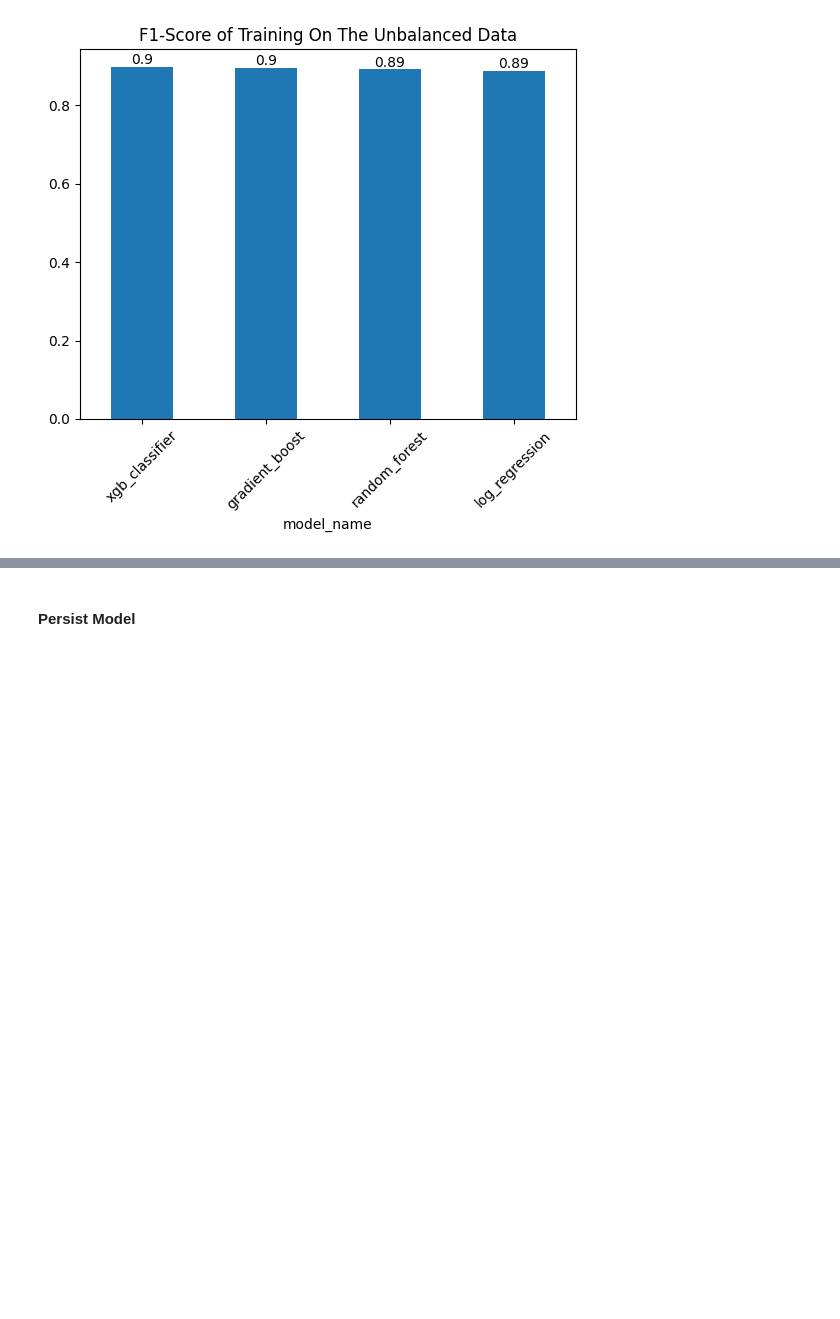
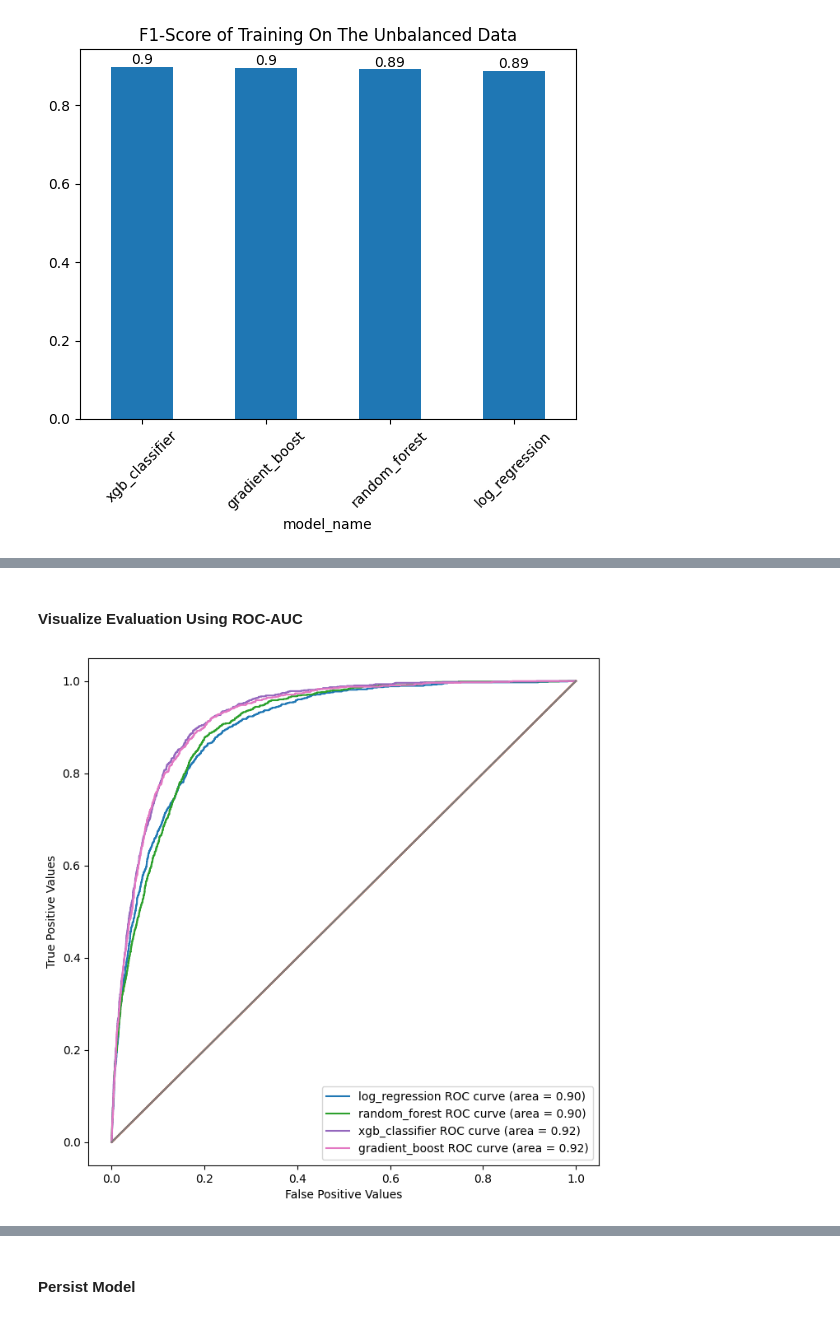
Before and after one commit to adubrightkwartengsnr/Customer_Subscription_Model, a Jupyter notebook: notebooks/customer_subscription.ipynb, the cells around one changed output, grey strips where cells are left out. Cells and saved outputs as stored; diff of their text form; code cells hidden in the pictures; blank space fills up the shorter version.

```diff
--- a/notebooks/customer_subscription.ipynb
+++ b/notebooks/customer_subscription.ipynb
@@ -979,0 +1239,31 @@ In order for me to tackle this challenge, I used SMOTE(Synthetic Minority Over S
+# %% [markdown]
+#### Visualize Evaluation Using ROC-AUC
+# %%
+roc_data = {}
+
+# set subplots
+fig,axes = plt.subplots(figsize=(8,8))
+
+# Loop through all models and pipelines
+for model_name, pipeline in balanced_pipelines.items():
+    # get the predicted probability of each model and store in predict_proba variable
+    ypredict_proba = pipeline.predict_proba(X_test)[:,1]
+    # Unpack all roc curve variables
+    fpr,tpr,threshold = roc_curve(y_test_encoded,ypredict_proba)
+    # compute AUC
+    roc_auc = auc(fpr,tpr)
+    # add auc to the roc_data dictionary
+    roc_auc_df = pd.DataFrame({"False Positive Rate":fpr,"True Positive Rate":tpr,"Threshold":threshold})
+    roc_data[model_name] = roc_auc_df
+    # plot the roc curve
+    axes.plot(fpr,tpr, label=f"{model_name} ROC curve (area = {roc_auc:.2f})")
+    # axes.plot(fpr, tpr, label=f"{model_name} ROC curve (area = {roc_auc:.2f})")
+    axes.plot([0,1],[0,1])
+    axes.set_xlabel("False Positive Values")
+    axes.set_ylabel("True Positive Values")
+
+# Show visualization with legend
+plt.legend()
+plt.show()
+# %% [output]
+[figure, added]
```
Also changed, not shown: parts of 33 cells of this notebook, 2 other files.
